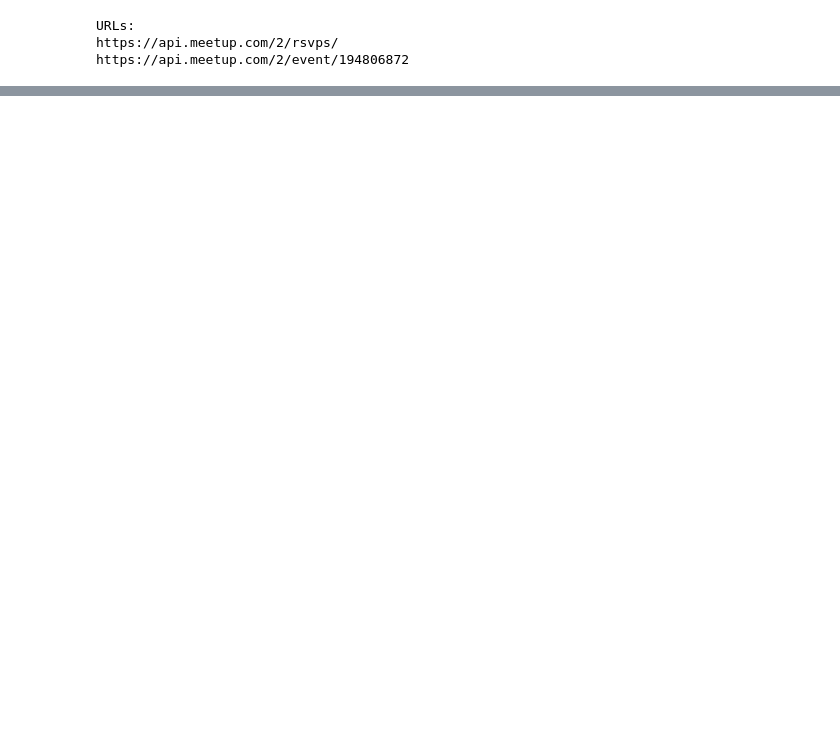
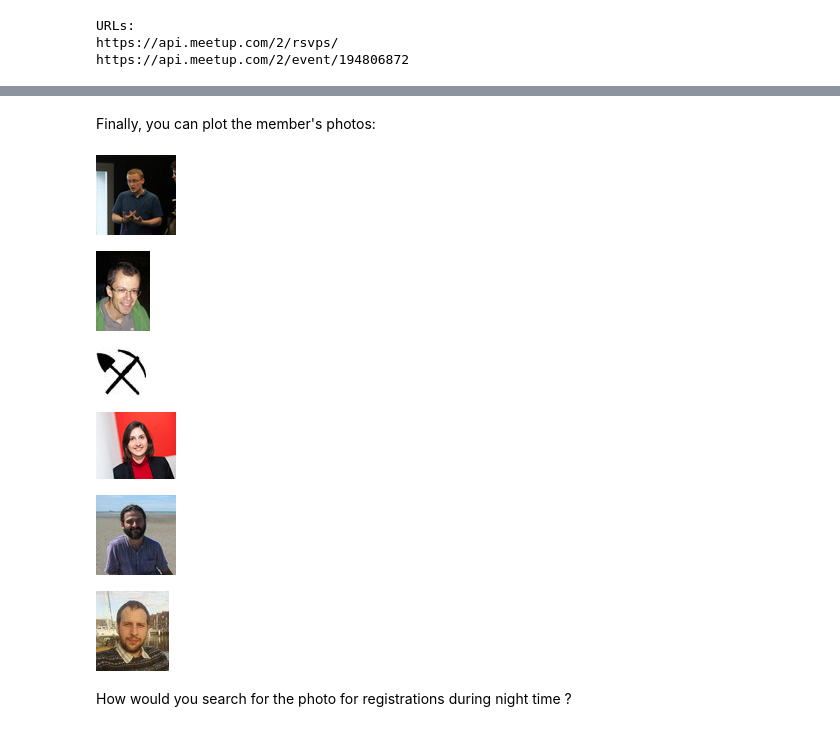
Before and after one commit to OpenTechSchool-Brussels/IPython-Pandas, a Jupyter notebook: notebooks/Pandas.ipynb, the cells around one changed output, grey strips where cells are left out. Saved outputs shown, nothing was run; the diff lists cells and outputs as text; code cells hidden in the pictures; blank space fills up the shorter version.

```diff
--- a/notebooks/Pandas.ipynb
+++ b/notebooks/Pandas.ipynb
@@ -287,0 +281,16 @@ https://github.com/wrobstory/folium
+# %% [markdown]
+Finally, you can plot the member's photos:
+# %%
+from IPython.display import Image
+
+for i in rsvps[rsvps.thumb.notnull()][rsvps.hour==13].thumb:
+    display(Image(i))
+# %% [output]
+[figure, added]
+[figure, added]
+[figure, added]
+[figure, added]
+[figure, added]
+[figure, added]
+# %% [markdown]
+How would you search for the photo for registrations during night time ?
```
Also changed, not shown: parts of 60 cells of this notebook.
